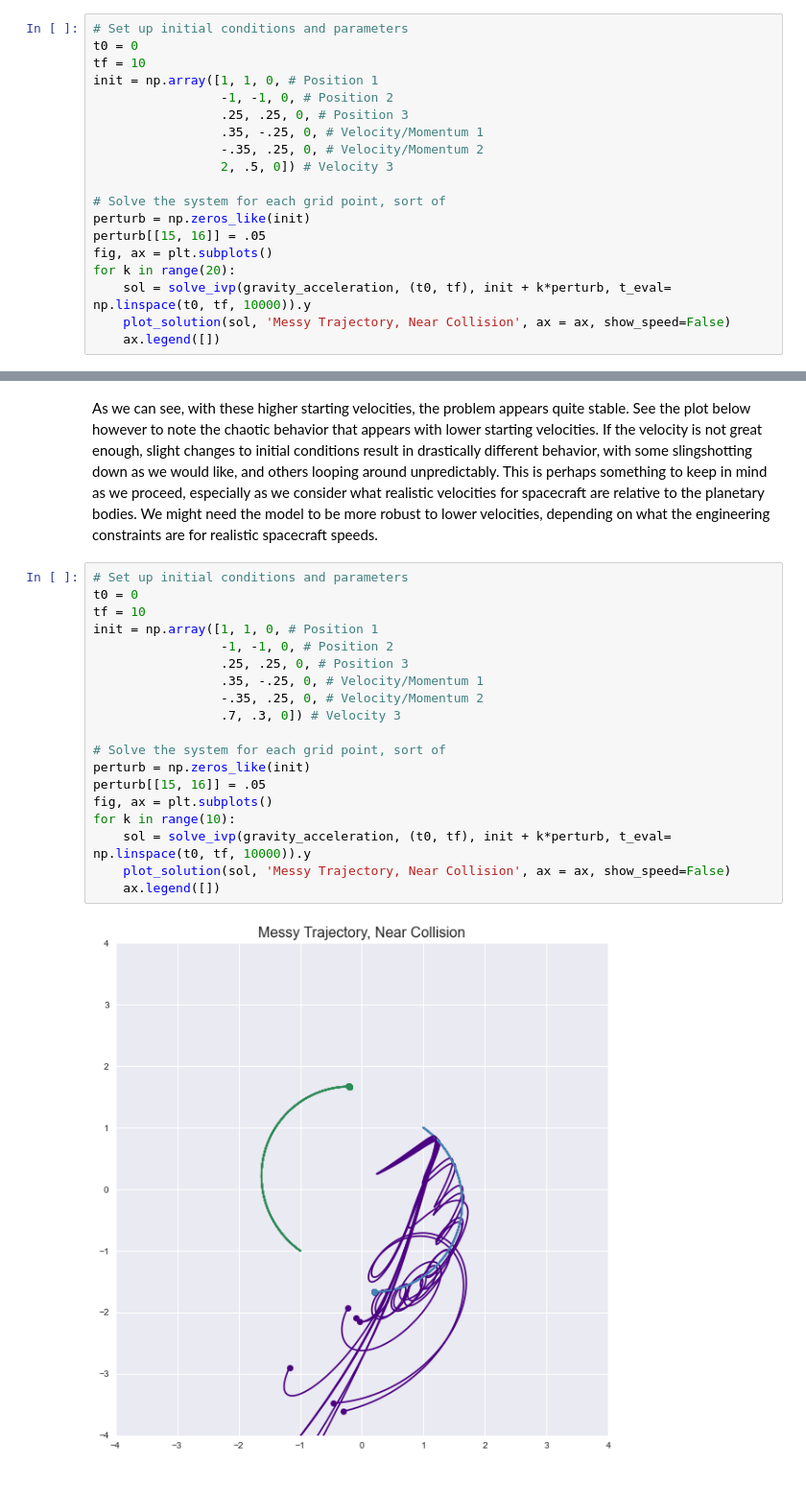
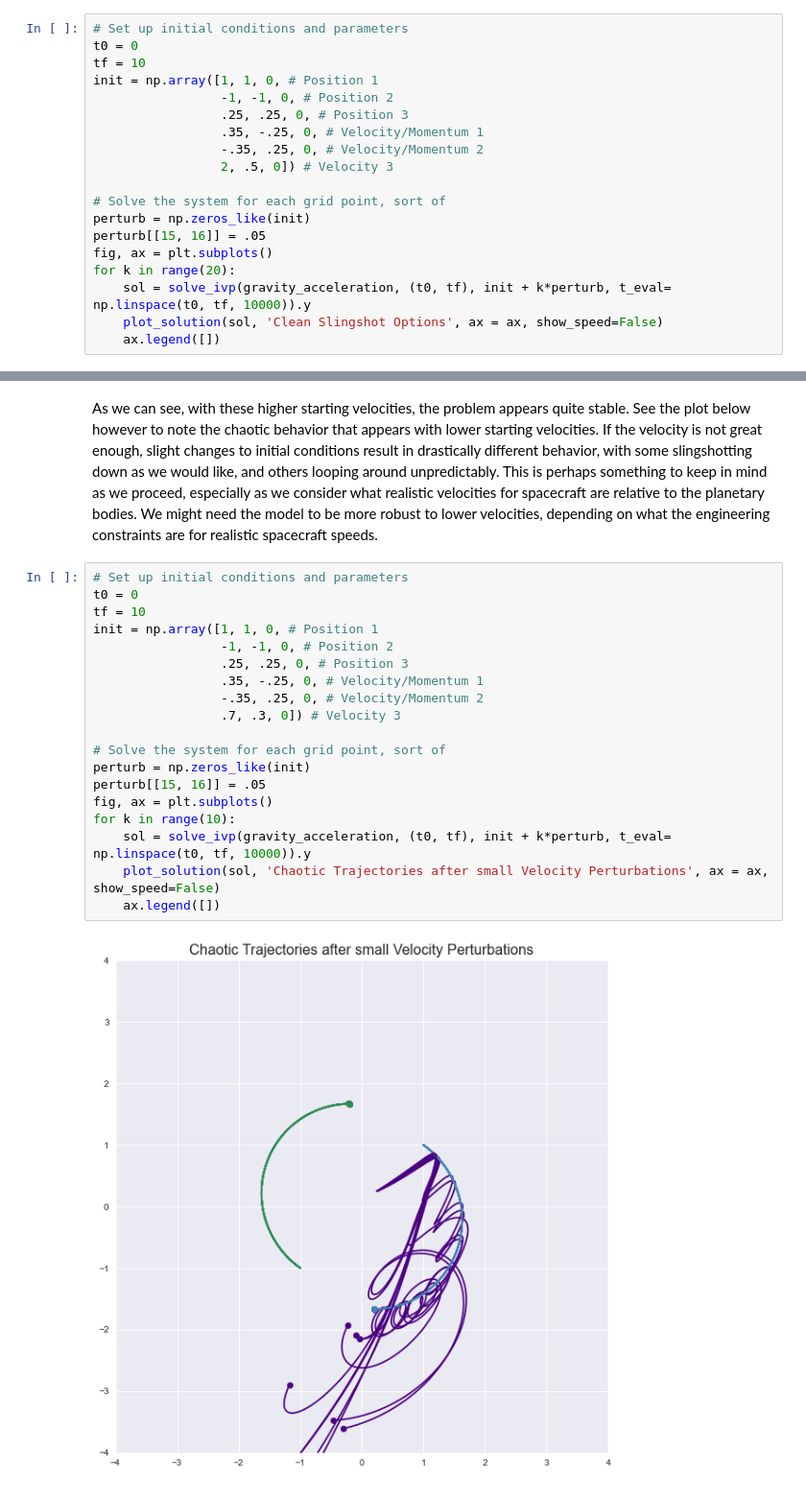
Before and after one commit to samcochran/optimal-spacecraft-control, a Jupyter notebook: Code/project1.ipynb, the cells around one changed output, grey strips where cells are left out. Shown: that part at 96% size. Cells and saved outputs as stored; diff of their text form.

```diff
--- a/Code/project1.ipynb
+++ b/Code/project1.ipynb
@@ -296,6 +302,6 @@ perturb[[15, 16]] = .05
 fig, ax = plt.subplots()
 for k in range(20):
     sol = solve_ivp(gravity_acceleration, (t0, tf), init + k*perturb, t_eval= np.linspace(t0, tf, 10000)).y
-    plot_solution(sol, 'Messy Trajectory, Near Collision', ax = ax, show_speed=False)
+    plot_solution(sol, 'Clean Slingshot Options', ax = ax, show_speed=False)
     ax.legend([])
 # %% [output]
@@ -305,21 +311,21 @@ As we can see, with these higher starting velocities, the problem appears quite
 # %%
 # Set up initial conditions and parameters
 t0 = 0
 tf = 10
 init = np.array([1, 1, 0, # Position 1
                  -1, -1, 0, # Position 2
                  .25, .25, 0, # Position 3
                  .35, -.25, 0, # Velocity/Momentum 1
                  -.35, .25, 0, # Velocity/Momentum 2
                  .7, .3, 0]) # Velocity 3
 
 # Solve the system for each grid point, sort of
 perturb = np.zeros_like(init)
 perturb[[15, 16]] = .05
 fig, ax = plt.subplots()
 for k in range(10):
     sol = solve_ivp(gravity_acceleration, (t0, tf), init + k*perturb, t_eval= np.linspace(t0, tf, 10000)).y
-    plot_solution(sol, 'Messy Trajectory, Near Collision', ax = ax, show_speed=False)
+    plot_solution(sol, 'Chaotic Trajectories after small Velocity Perturbations', ax = ax, show_speed=False)
     ax.legend([])
 # %% [output]
-[figure, old version]
+[figure, new version]
```
Also changed, not shown: parts of 3 cells of this notebook.
